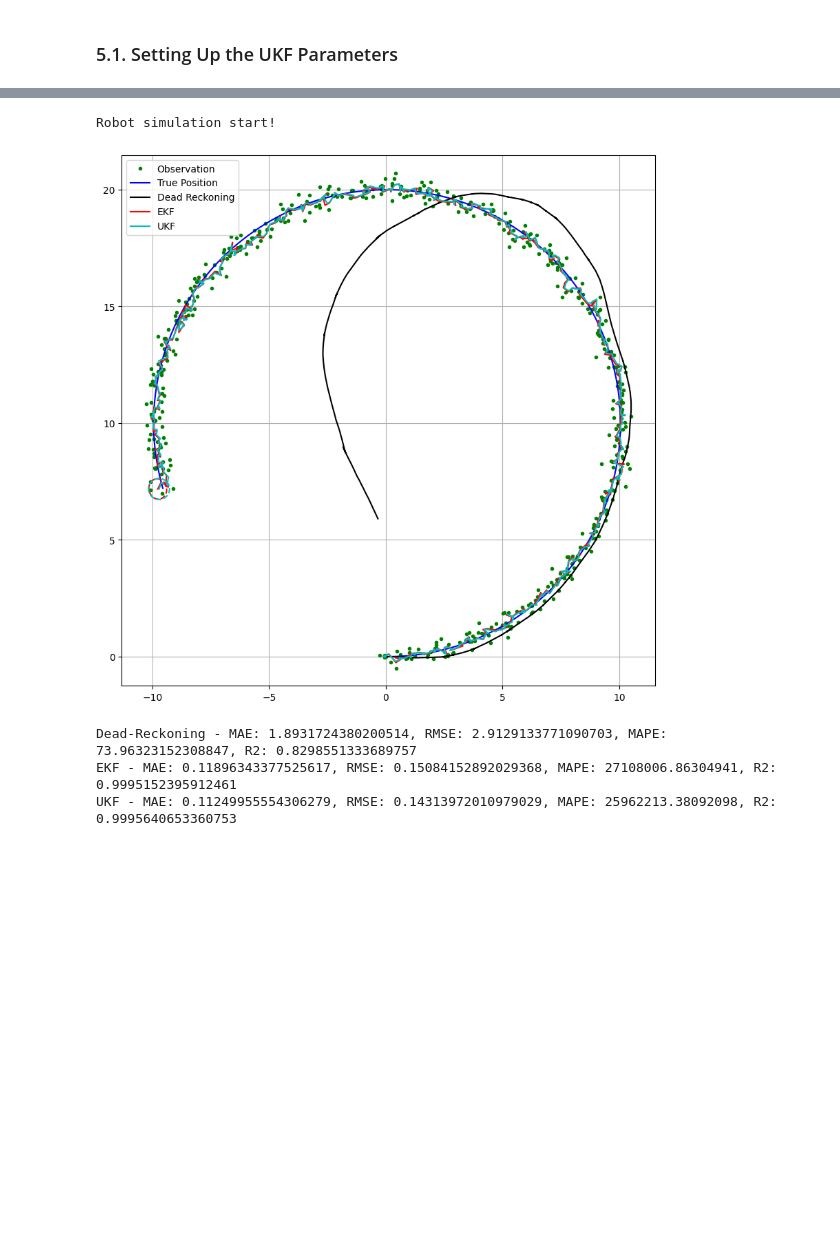
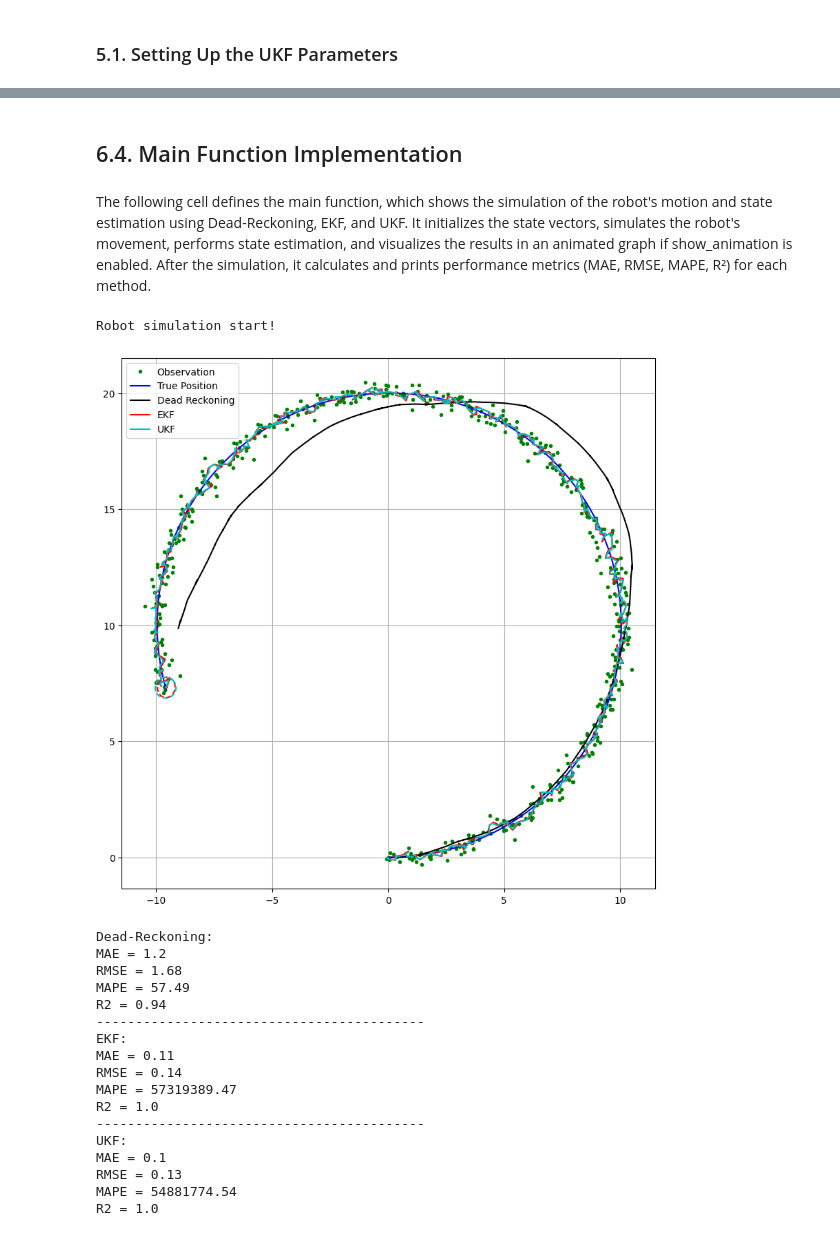
Before and after one commit to ARodrigues14/Information_Fusion_in_Data_Analysis, a Jupyter notebook: FIAD_Rodrigues_Pacheco_2024.ipynb, the cells around one changed output, grey strips where cells are left out. Cells and saved outputs as stored; diff of their text form; code cells hidden in the pictures; blank space fills up the shorter version.

```diff
--- a/FIAD_Rodrigues_Pacheco_2024.ipynb
+++ b/FIAD_Rodrigues_Pacheco_2024.ipynb
@@ -198,7 +200,7 @@ def setup_ukf(nx, ALPHA, BETA, KAPPA):
     wm = [lamb / (lamb + nx)] # wm corresponds to w of the UKF Algorithm
     # wc^(0)
     wc = [(lamb / (lamb + nx)) + (1 - ALPHA ** 2 + BETA)]
-    for i in range(2 * nx):
+    for _ in range(2 * nx):
         # w^(+-i)
         wm.append(1.0 / (2 * (nx + lamb)))
         # wc^(+-i)
@@ -395,15 +433,8 @@ SIM_TIME = 50.0 # finish simulation
+# %% [markdown]
+## 6.4. Main Function Implementation
+# %% [markdown]
+The following cell defines the main function, which shows the simulation of the robot's motion and state estimation using Dead-Reckoning, EKF, and UKF. It initializes the state vectors, simulates the robot's movement, performs state estimation, and visualizes the results in an animated graph if show_animation is enabled. After the simulation, it calculates and prints performance metrics (MAE, RMSE, MAPE, R²) for each method.
 # %%
-def calculate_metrics(true_states, predicted_states):
-	mae = mean_absolute_error(true_states, predicted_states)
-	rmse = np.sqrt(mean_squared_error(true_states, predicted_states))
-
-	# mape tens to have a division by zero error, so we need to handle it separately
-	# we handle it by issuing when a true value is 0, we set it as "epsilon = 1e-10"
-	epsilon = 1e-10  # Small constant to avoid division by zero
-	mape = np.mean(np.abs((true_states - predicted_states) / (true_states + epsilon))) * 100
-	r2 = r2_score(true_states, predicted_states)
-	return mae, rmse, mape, r2
-
 def main(show_animation):
 	print("Robot simulation start!")
 
@@ -473,38 +504,68 @@ def main(show_animation):
 		plt.plot(hxTrue[0, :].flatten(), hxTrue[1, :].flatten(), "-b", label="True Position")
 		plt.plot(hxDR[0, :].flatten(), hxDR[1, :].flatten(), "-k", label="Dead Reckoning")
 		plt.plot(hxEst_EKF[0, :].flatten(), hxEst_EKF[1, :].flatten(), "-r", label="EKF")
 		plt.plot(hxEst_UKF[0, :].flatten(), hxEst_UKF[1, :].flatten(), "-c", label="UKF")
 		plot_covariance_ellipse(xEst_EKF, PEst_EKF, "--r")
 		plot_covariance_ellipse(xEst_UKF, PEst_UKF, "--c")
 		plt.axis("equal")
 		plt.legend()
 		plt.grid(True)
 		plt.show()
 
 
 	# Calculate metrics for Dead-Reckoning
 	mae_dr, rmse_dr, mape_dr, r2_dr = calculate_metrics(hxTrue[0:2, :].T, hxDR[0:2, :].T)
-	print(f"Dead-Reckoning - MAE: {mae_dr}, RMSE: {rmse_dr}, MAPE: {mape_dr}, R2: {r2_dr}")
+	print(f"Dead-Reckoning:\n"
+		f"MAE = {round(mae_dr, 2)}\n"
+		f"RMSE = {round(rmse_dr, 2)}\n"
+		f"MAPE = {round(mape_dr, 2)}\n"
+		f"R2 = {round(r2_dr, 2)}")
+
+	print("------------------------------------------")
 
 	# Calculate metrics for EKF
 	mae_ekf, rmse_ekf, mape_ekf, r2_ekf = calculate_metrics(hxTrue[0:2, :].T, hxEst_EKF[0:2, :].T)
-	print(f"EKF - MAE: {mae_ekf}, RMSE: {rmse_ekf}, MAPE: {mape_ekf}, R2: {r2_ekf}")
+	print(f"EKF:\n"
+		f"MAE = {round(mae_ekf, 2)}\n"
+		f"RMSE = {round(rmse_ekf, 2)}\n"
+		f"MAPE = {round(mape_ekf, 2)}\n"
+		f"R2 = {round(r2_ekf, 2)}")
+
+	print("------------------------------------------")
 
 	# Calculate metrics for UKF
 	mae_ukf, rmse_ukf, mape_ukf, r2_ukf = calculate_metrics(hxTrue[0:2, :].T, hxEst_UKF[0:2, :].T)
-	print(f"UKF - MAE: {mae_ukf}, RMSE: {rmse_ukf}, MAPE: {mape_ukf}, R2: {r2_ukf}")
+	print(f"UKF:\n"
+		f"MAE = {round(mae_ukf, 2)}\n"
+		f"RMSE = {round(rmse_ukf, 2)}\n"
+		f"MAPE = {round(mape_ukf, 2)}\n"
+		f"R2 = {round(r2_ukf, 2)}")
 
 
 	# Close the animation window if it was open
 	if show_animation:
 		plt.close()
 
 
 main(False)
 # %% [output]
 Robot simulation start!
-[figure, old version]
+[figure, new version]
-Dead-Reckoning - MAE: 1.8931724380200514, RMSE: 2.9129133771090703, MAPE: 73.96323152308847, R2: 0.8298551333689757
-EKF - MAE: 0.11896343377525617, RMSE: 0.15084152892029368, MAPE: 27108006.86304941, R2: 0.9995152395912461
-UKF - MAE: 0.11249955554306279, RMSE: 0.14313972010979029, MAPE: 25962213.38092098, R2: 0.9995640653360753
+Dead-Reckoning:
+MAE = 1.2
+RMSE = 1.68
+MAPE = 57.49
+R2 = 0.94
+------------------------------------------
+EKF:
+MAE = 0.11
+RMSE = 0.14
+MAPE = 57319389.47
+R2 = 1.0
+------------------------------------------
+UKF:
+MAE = 0.1
+RMSE = 0.13
+MAPE = 54881774.54
+R2 = 1.0
 # %% [markdown]
```
Also changed, not shown: parts of 20 cells of this notebook.
